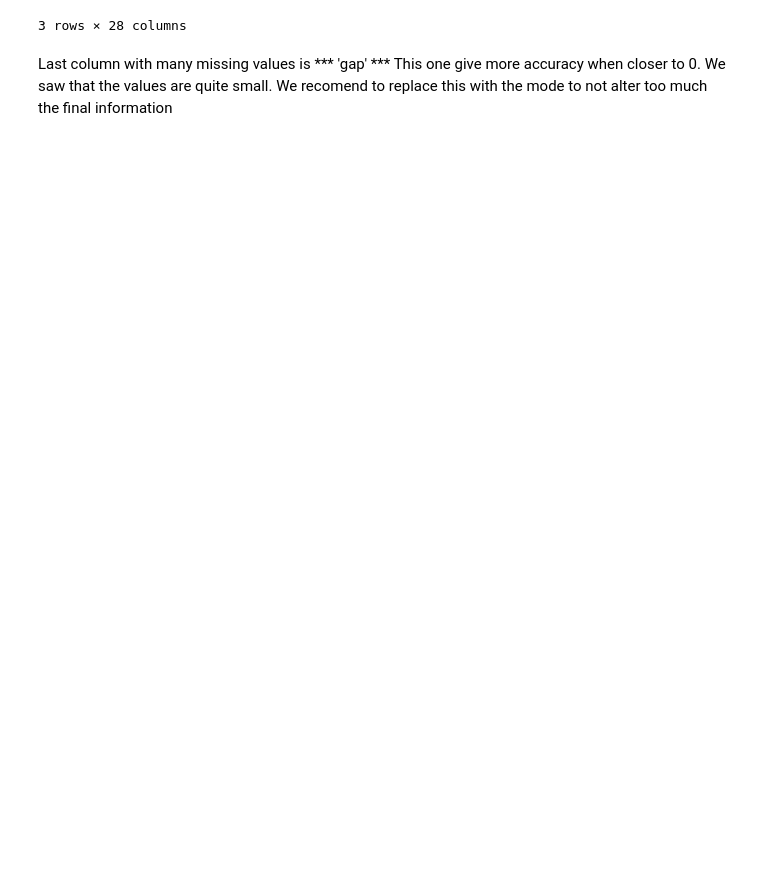
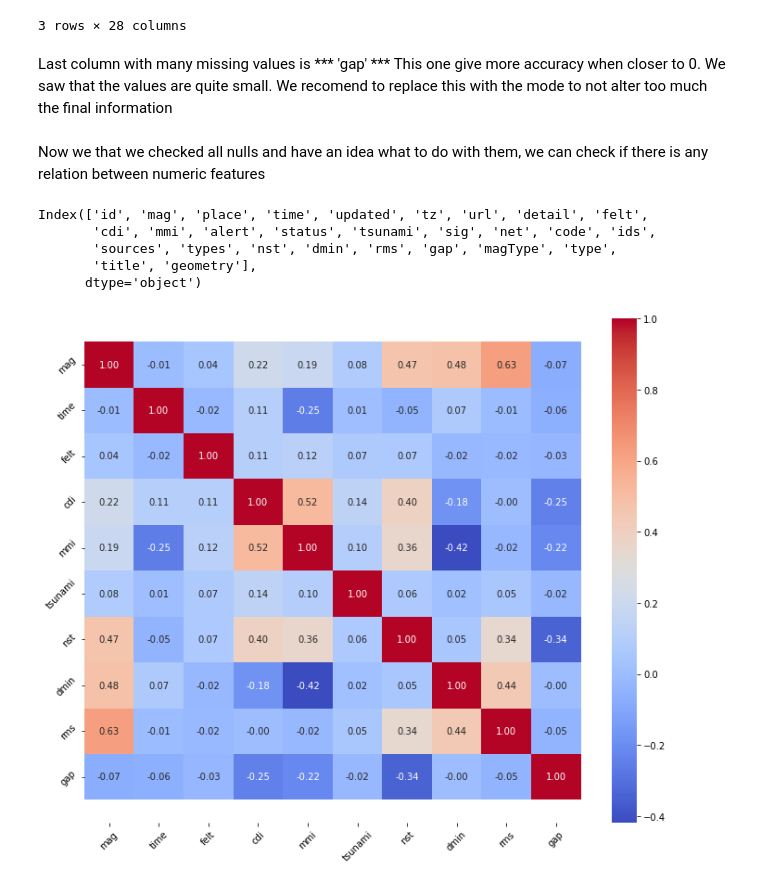
Before and after one commit to Martu-t/grupo09_proyectogrupal, a Jupyter notebook: eda.ipynb, the cells around one changed output. Cells and saved outputs as stored; diff of their text form; code cells hidden in the pictures; blank space fills up the shorter version.

```diff
--- a/eda.ipynb
+++ b/eda.ipynb
@@ -145,3 +149,41 @@ gdf[gdf['dmin'].notnull()].sample(3)
 3 rows × 28 columns
 # %% [markdown]
 Last column with many missing values is *** 'gap' *** This one give more accuracy when closer to 0. We saw that the values are quite small. We recomend to replace this with the mode to not alter too much the final information
+# %% [markdown]
+Now we that we checked all nulls and have an idea what to do with them, we can check if there is any relation between numeric features
+# %%
+# for the purpose of the analysis, we are going to drop columns that won't give much information, but first we need to make a copy
+quake = gdf.copy()
+# %%
+quake.keys()
+# %% [output]
+Index(['id', 'mag', 'place', 'time', 'updated', 'tz', 'url', 'detail', 'felt',
+       'cdi', 'mmi', 'alert', 'status', 'tsunami', 'sig', 'net', 'code', 'ids',
+       'sources', 'types', 'nst', 'dmin', 'rms', 'gap', 'magType', 'type',
+       'title', 'geometry'],
+      dtype='object')
+# %%
+quake = quake.drop(['updated', 'tz', 'url', 'detail', 'status', 'sig', 'sig', 'net', 'code', 'sources', 'title' ], axis=1)
+# %%
+#we create a corretaion heatmap funtion. This will help us to vizualice
+def plot_corre_heatmap(corr):
+    '''
+    Funtion that help us to create a heatmap
+    '''
+    plt.figure(figsize=(12,10))
+    sns.heatmap(corr, cbar = True,  square = False, annot=True, fmt= '.2f'
+                ,annot_kws={'size': 10},cmap= 'coolwarm')
+    plt.xticks(rotation = 45)
+    plt.yticks(rotation = 45)
+    # Arreglamos un pequeño problema de visualización
+    b, t = plt.ylim() # discover the values for bottom and top
+    b += 0.5 # Add 0.5 to the bottom
+    t -= 0.5 # Subtract 0.5 from the top
+    plt.ylim(b, t) # update the ylim(bottom, top) values
+    plt.show()
+# %%
+#we will do a heatmap
+corr = quake.corr()
+plot_corre_heatmap(corr)
+# %% [output]
+[figure, added]
```
Also changed, not shown: parts of 17 cells of this notebook.
